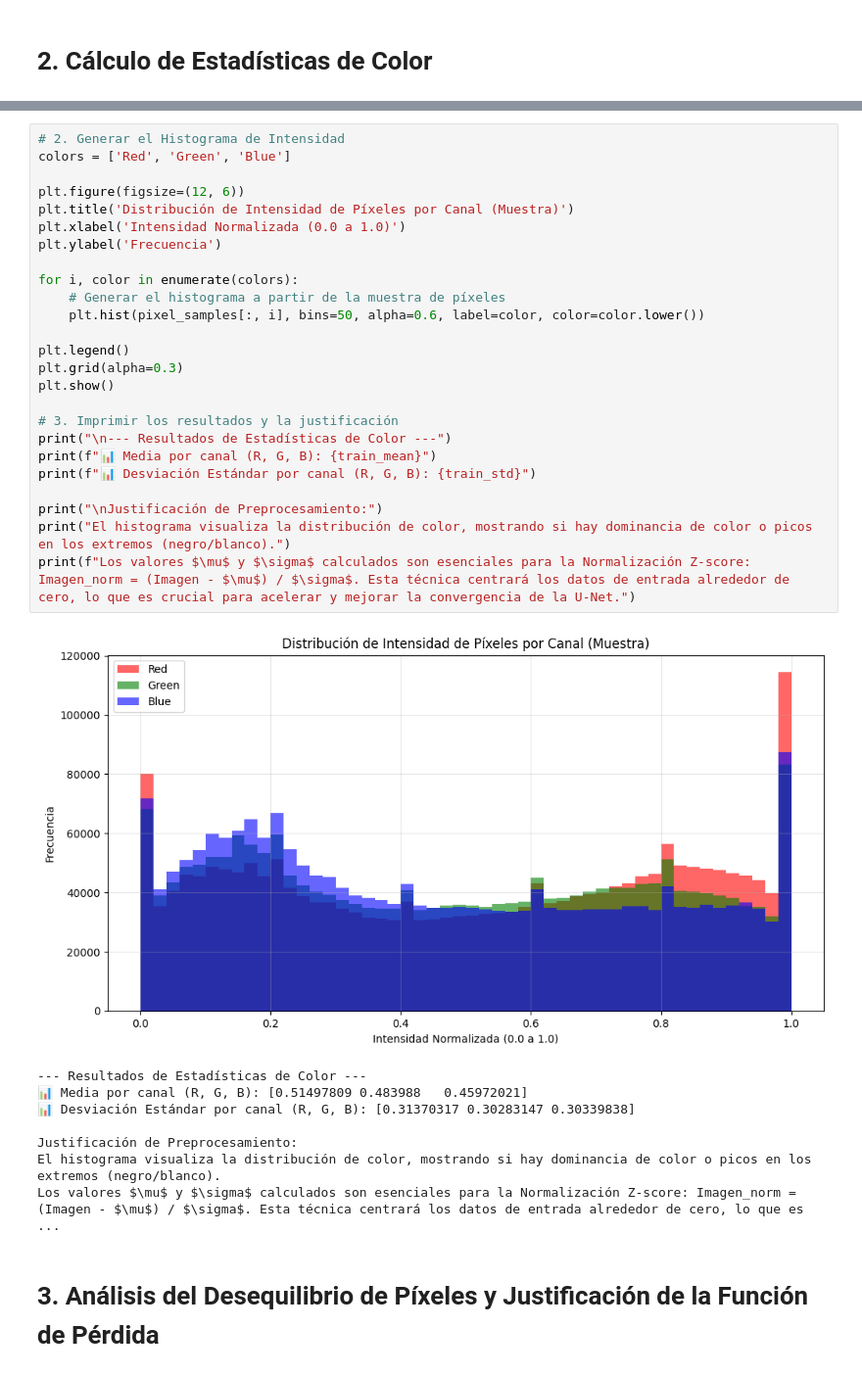
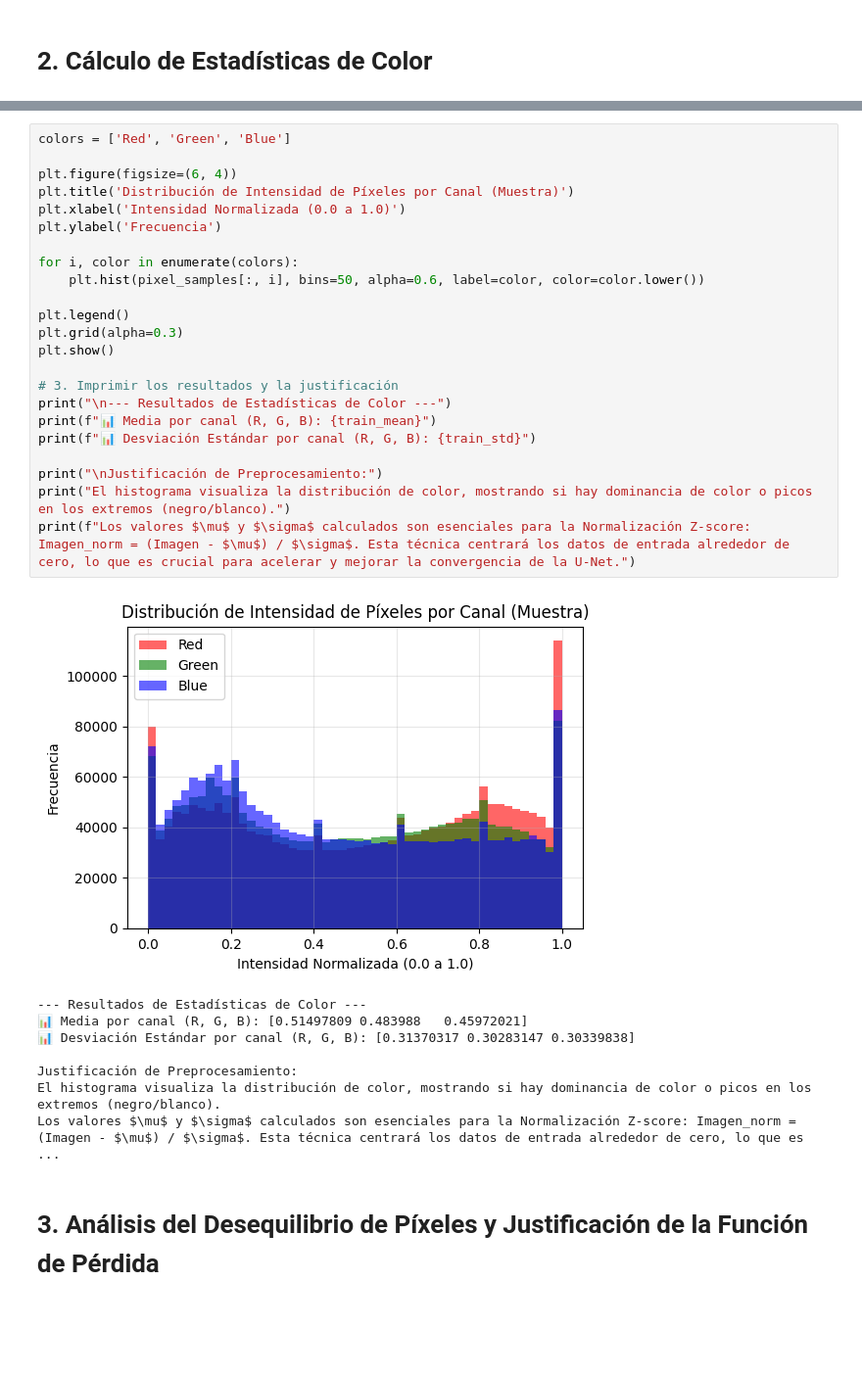
Before and after one commit to kidnixt/u-net-segmentation, a Jupyter notebook: EDA.ipynb, the cells around one changed output, grey strips where cells are left out. Shown at 98% size. Cells and saved outputs as stored; diff of their text form; blank space fills up the shorter version.

```diff
--- a/EDA.ipynb
+++ b/EDA.ipynb
@@ -206,32 +185,30 @@ train_mean, train_std, pixel_samples = calculate_stats_and_pixels(TRAIN_IMAGES_D
 # %% [output]
 --- 2. CÁLCULO DE MEDIA, STD Y RECOLECCIÓN DE PÍXELES ---
 # %%
-# 2. Generar el Histograma de Intensidad
 colors = ['Red', 'Green', 'Blue']
 
-plt.figure(figsize=(12, 6))
+plt.figure(figsize=(6, 4))
 plt.title('Distribución de Intensidad de Píxeles por Canal (Muestra)')
 plt.xlabel('Intensidad Normalizada (0.0 a 1.0)')
 plt.ylabel('Frecuencia')
 
 for i, color in enumerate(colors):
-    # Generar el histograma a partir de la muestra de píxeles
     plt.hist(pixel_samples[:, i], bins=50, alpha=0.6, label=color, color=color.lower())
 
 plt.legend()
 plt.grid(alpha=0.3)
 plt.show()
 
 # 3. Imprimir los resultados y la justificación
 print("\n--- Resultados de Estadísticas de Color ---")
 print(f"📊 Media por canal (R, G, B): {train_mean}")
 print(f"📊 Desviación Estándar por canal (R, G, B): {train_std}")
 
 print("\nJustificación de Preprocesamiento:")
 print("El histograma visualiza la distribución de color, mostrando si hay dominancia de color o picos en los extremos (negro/blanco).")
 print(f"Los valores $\mu$ y $\sigma$ calculados son esenciales para la Normalización Z-score: Imagen_norm = (Imagen - $\mu$) / $\sigma$. Esta técnica centrará los datos de entrada alrededor de cero, lo que es crucial para acelerar y mejorar la convergencia de la U-Net.")
 # %% [output]
-[figure, old version]
+[figure, new version]
 --- Resultados de Estadísticas de Color ---
 📊 Media por canal (R, G, B): [0.51497809 0.483988   0.45972021]
 📊 Desviación Estándar por canal (R, G, B): [0.31370317 0.30283147 0.30339838]
```
Also changed, not shown: parts of 16 cells of this notebook, 2 other files.
